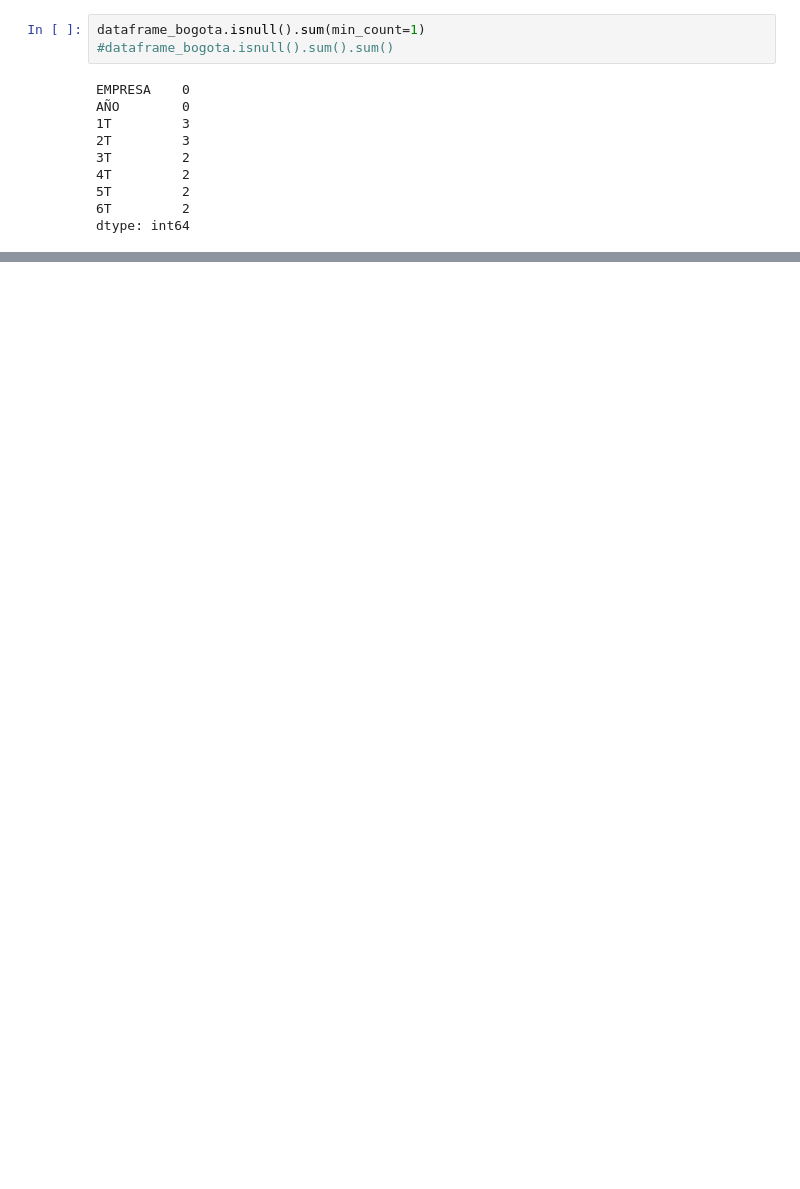
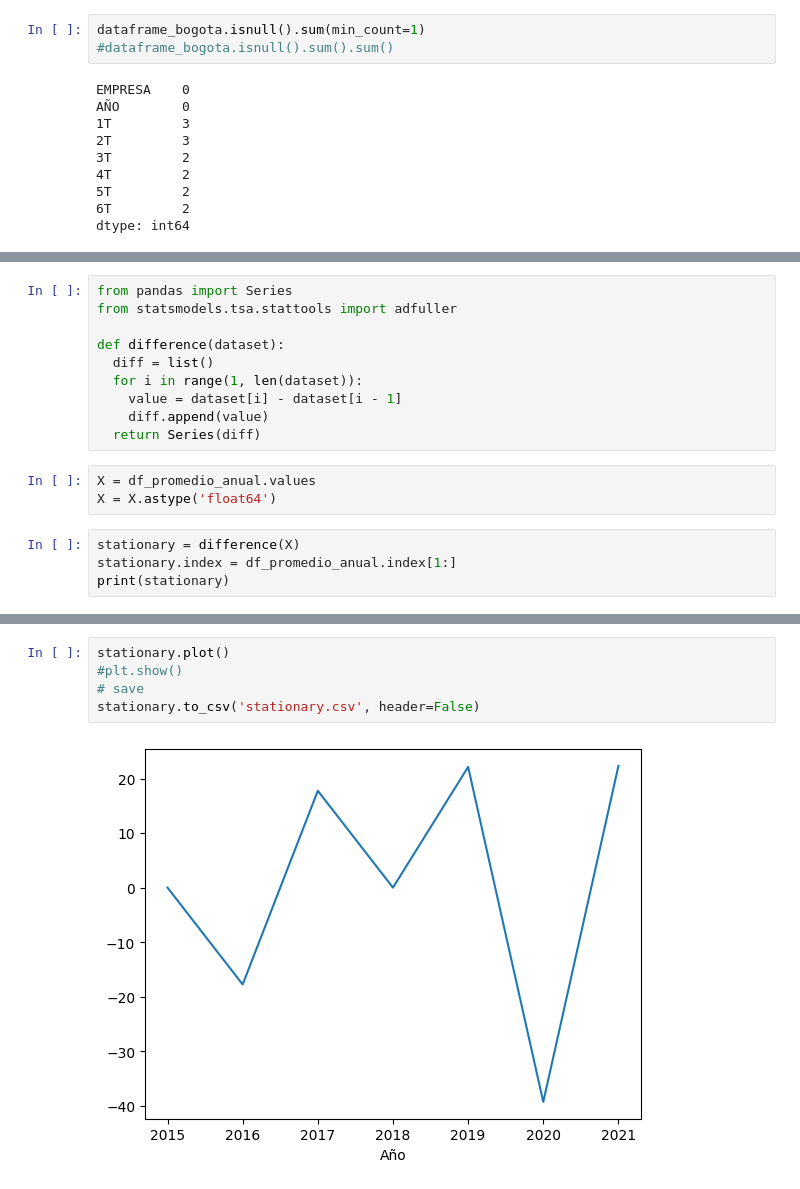
Before and after one commit to 1012357482/ConsumoAguaSeriesTemporales, a Jupyter notebook: ConsumoAguaSeriesTemporales.ipynb, the cells around one changed output, grey strips where cells are left out. Saved outputs shown, nothing was run; the diff lists cells and outputs as text; blank space fills up the shorter version.

```diff
--- a/ConsumoAguaSeriesTemporales.ipynb
+++ b/ConsumoAguaSeriesTemporales.ipynb
@@ -404,0 +449,17 @@ df_bogota
+# %%
+from pandas import Series
+from statsmodels.tsa.stattools import adfuller
+
+def difference(dataset):
+  diff = list()
+  for i in range(1, len(dataset)):
+    value = dataset[i] - dataset[i - 1]
+    diff.append(value)
+  return Series(diff)
+# %%
+X = df_promedio_anual.values
+X = X.astype('float64')
+# %%
+stationary = difference(X)
+stationary.index = df_promedio_anual.index[1:]
+print(stationary)
@@ -404,0 +498,7 @@ df_bogota
+# %%
+stationary.plot()
+#plt.show()
+# save
+stationary.to_csv('stationary.csv', header=False)
+# %% [output]
+[figure, added]
```
Also changed, not shown: parts of 64 cells of this notebook.
